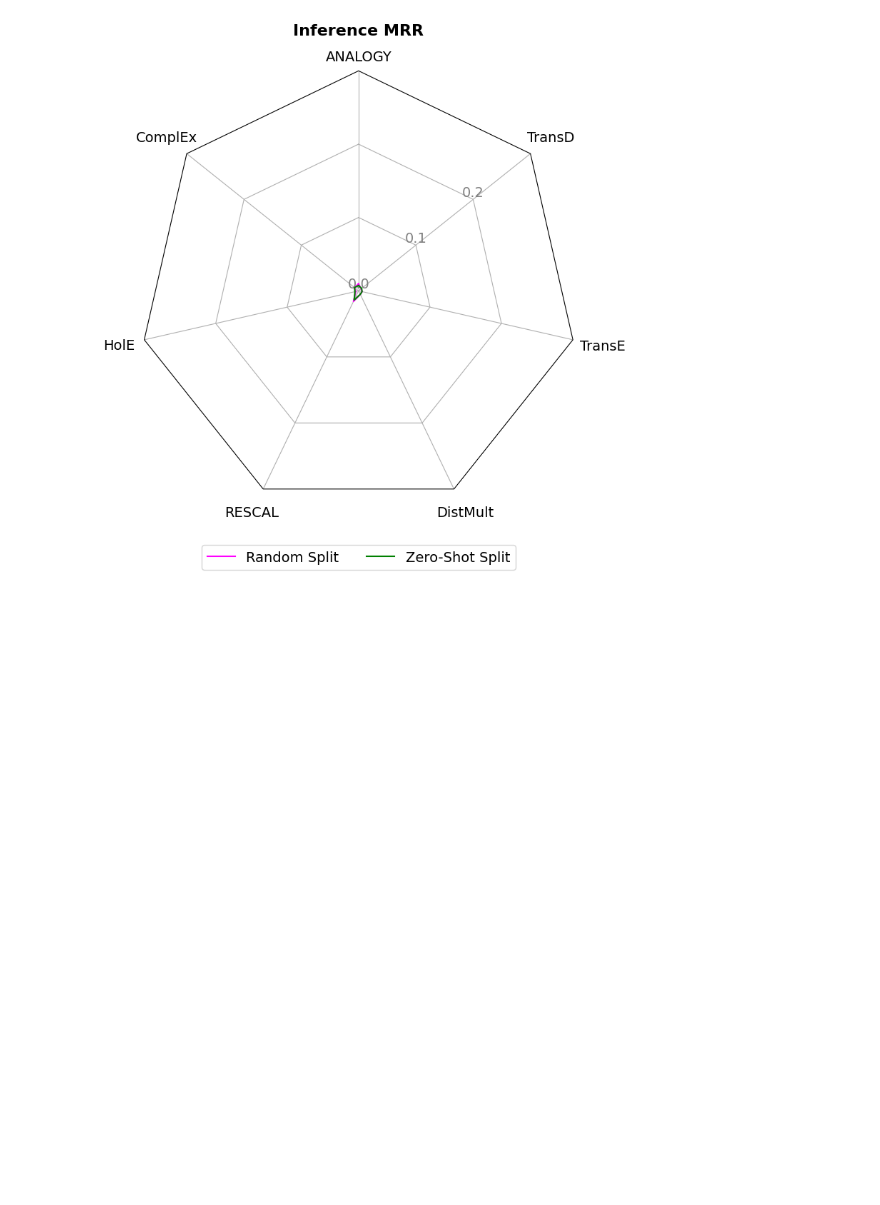
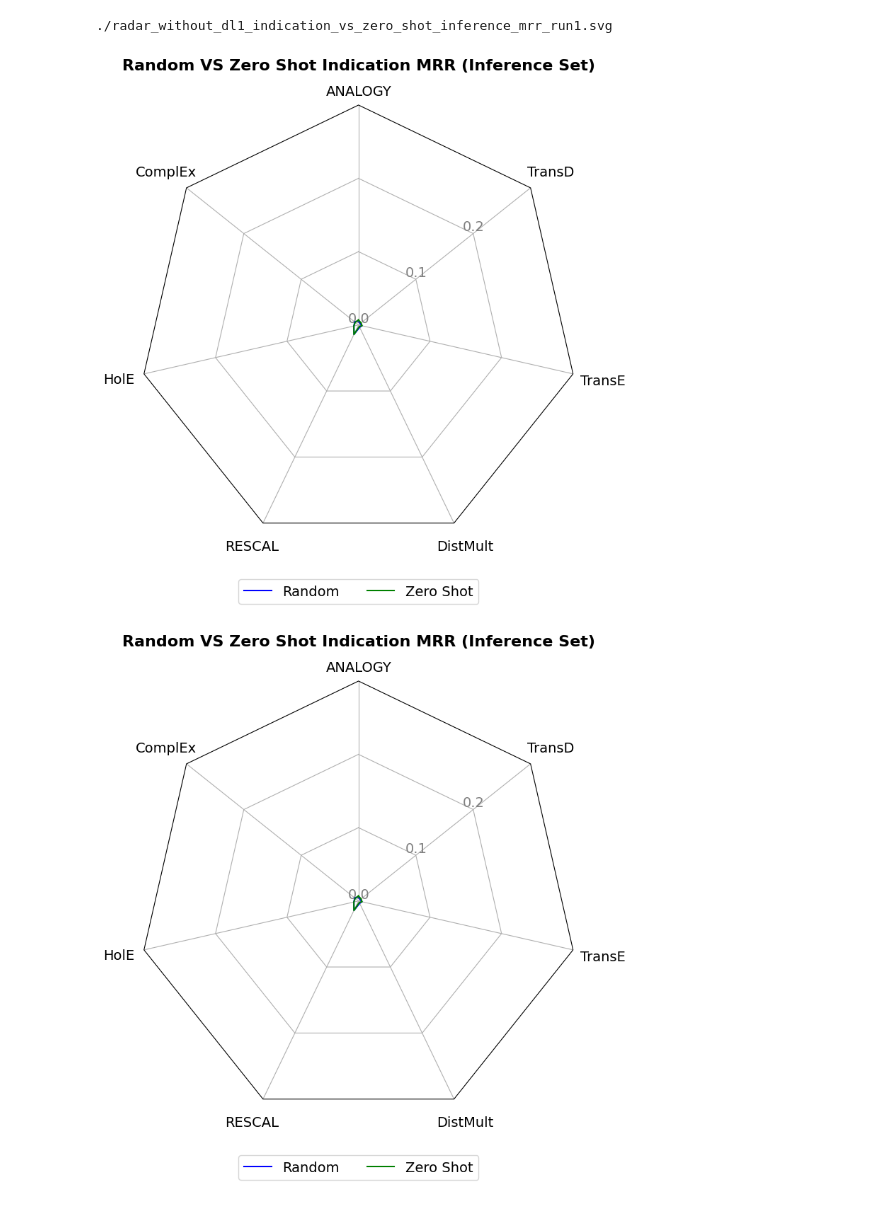
Before and after one commit to galadrielbriere/data_leakage_kge_benchmark, a Jupyter notebook: jupyter_results_processing/make_radar_plots.ipynb, the cells around one changed output. Saved outputs shown, nothing was run; the diff lists cells and outputs as text; code cells hidden in the pictures; blank space fills up the shorter version.

```diff
--- a/jupyter_results_processing/make_radar_plots.ipynb
+++ b/jupyter_results_processing/make_radar_plots.ipynb
@@ -345,0 +423,31 @@ results["zero_shot"]["run2"]["ANALOGY"]
+# %%
+radar_factory(7, frame='polygon')
+fig, axs = plt.subplots(1, 2, figsize=(18, 6), subplot_kw=dict(projection='radar'))
+
+titles = ["Indication MRR", "Global MRR"]
+metrics = ["target_relations", "global_mrr"]
+
+for i in range(2):
+    plot_radar(
+        results=results,
+        experiment1="without_dl1",
+        experiment2="dl2",
+        run="best",
+        metric1=metrics[i],
+        y_lim=0.7,
+        title=titles[i],
+        legend_labels=["Unpermuted Indication", "Permuted Indication"],
+        colors=("blue", "red"),
+        font_size=14,
+        markers=False,
+        savefile=None,
+        show=False,
+        saveformat="svg",
+        ax=axs[i]
+    )
+    axs[i].text(-0.1, 1.05, chr(97 + i), transform=axs[i].transAxes,
+                fontsize=18, fontweight='bold', va='top', ha='right')
+
+plt.tight_layout()
+plt.savefig("../figures/figure2.svg", format="svg", bbox_inches="tight")
+plt.show()
@@ -429,27 +650,27 @@ plt3 = plot_radar2(
 # %%
-experiment1 = "without_dl1"
+experiment1 = "without_dl1_indication"
 experiment2 = "zero_shot"
-run = "best"
+run = "run1"
 metric1 = "inference_mrr"
-savefile = f"../figures/abstract_ISMB_4.svg"
-title = "Inference MRR"
+title = "Random VS Zero Shot Indication MRR (Inference Set)"
 y_lim=0.3
-labels = ["Random Split", "Zero-Shot Split"]
-colors = ("fuchsia", "green")
+labels = ["Random", "Zero Shot"]
+colors = ("blue", "green")
 font_size=14
 
-pl4 = plot_radar2(
+plot_radar(
     results=results,
     metric1=metric1,
     experiment1=experiment1,
     experiment2=experiment2,
     run=run,
     y_lim=y_lim,
     title=title,
     legend_labels=labels,
     colors=colors,
     font_size=font_size,
-    savefile=savefile, return_fig=True
 )
 # %% [output]
+./radar_without_dl1_indication_vs_zero_shot_inference_mrr_run1.svg
-[figure, old version]
+[figure, new version]
+[figure, added]
```
Also changed, not shown: parts of 31 cells of this notebook, 4 other files.
